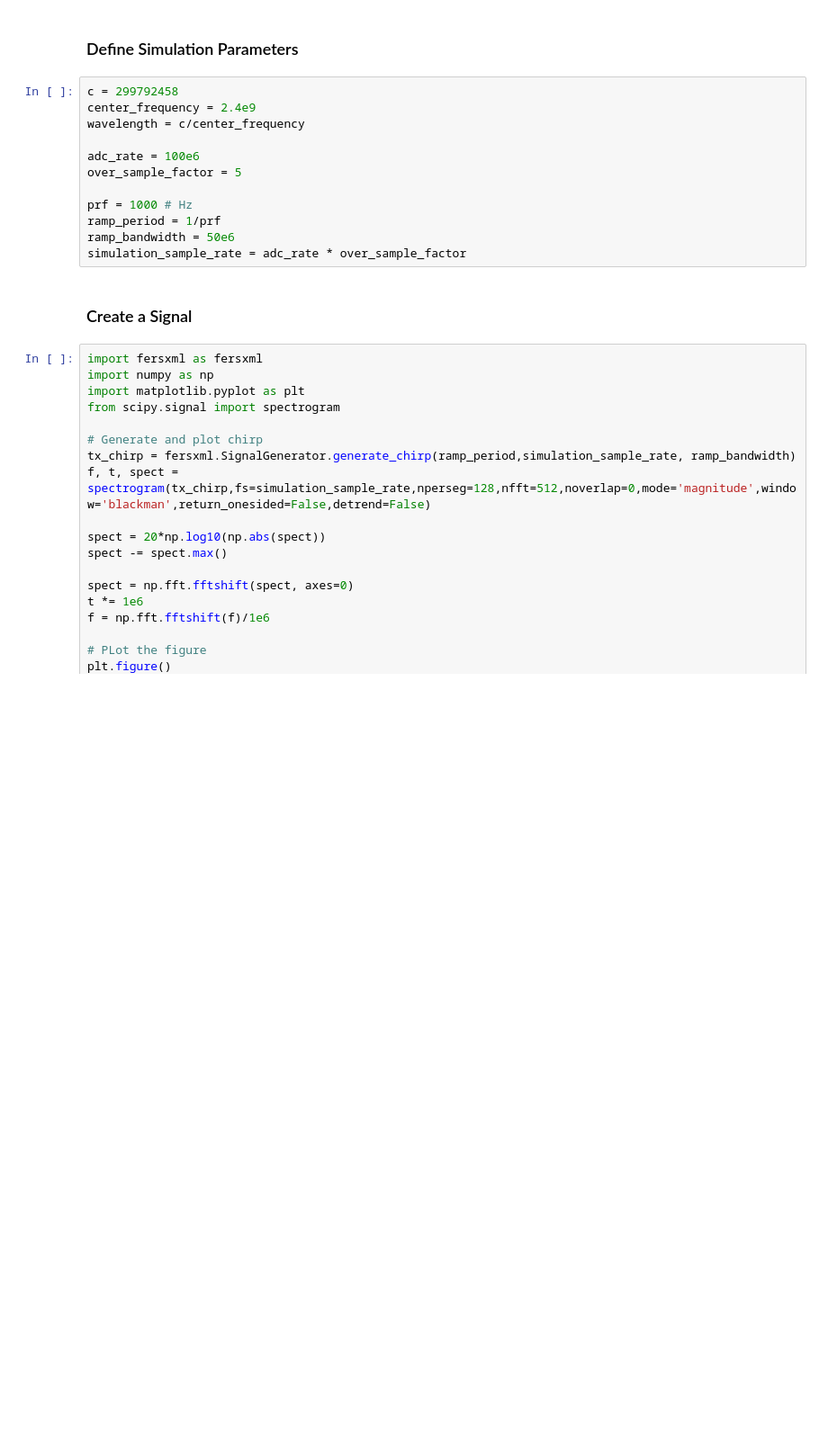
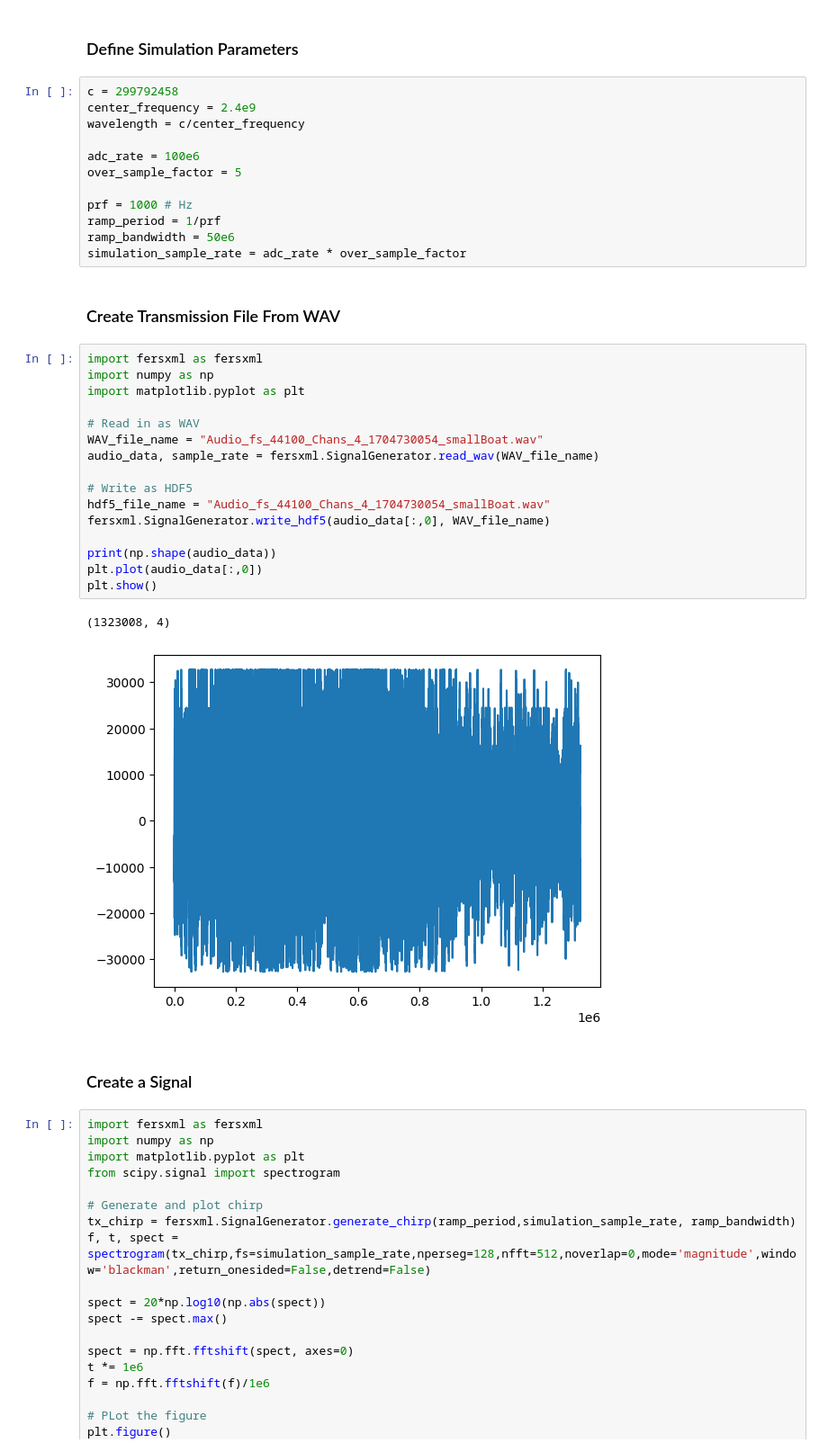
Before and after one commit to Grabt234/FERS, a Jupyter notebook: config_generators/tutorial_notebook.ipynb, the cells around one changed output. Shown at 90% size. Cells and saved outputs as stored; diff of their text form; blank space fills up the shorter version.

```diff
--- a/config_generators/tutorial_notebook.ipynb
+++ b/config_generators/tutorial_notebook.ipynb
@@ -21,6 +21,27 @@ prf = 1000 # Hz
 ramp_period = 1/prf
 ramp_bandwidth = 50e6
 simulation_sample_rate = adc_rate * over_sample_factor
+# %% [markdown]
+### Create Transmission File From WAV
+# %%
+import fersxml as fersxml
+import numpy as np
+import matplotlib.pyplot as plt
+
+# Read in as WAV
+WAV_file_name = "Audio_fs_44100_Chans_4_1704730054_smallBoat.wav"
+audio_data, sample_rate = fersxml.SignalGenerator.read_wav(WAV_file_name)
+
+# Write as HDF5
+hdf5_file_name = "Audio_fs_44100_Chans_4_1704730054_smallBoat.wav"
+fersxml.SignalGenerator.write_hdf5(audio_data[:,0], WAV_file_name)
+
+print(np.shape(audio_data))
+plt.plot(audio_data[:,0])
+plt.show()
+# %% [output]
+(1323008, 4)
+[figure, added]
 # %% [markdown]
 ### Create a Signal
 # %%
```
Also changed, not shown: 1 other file.
